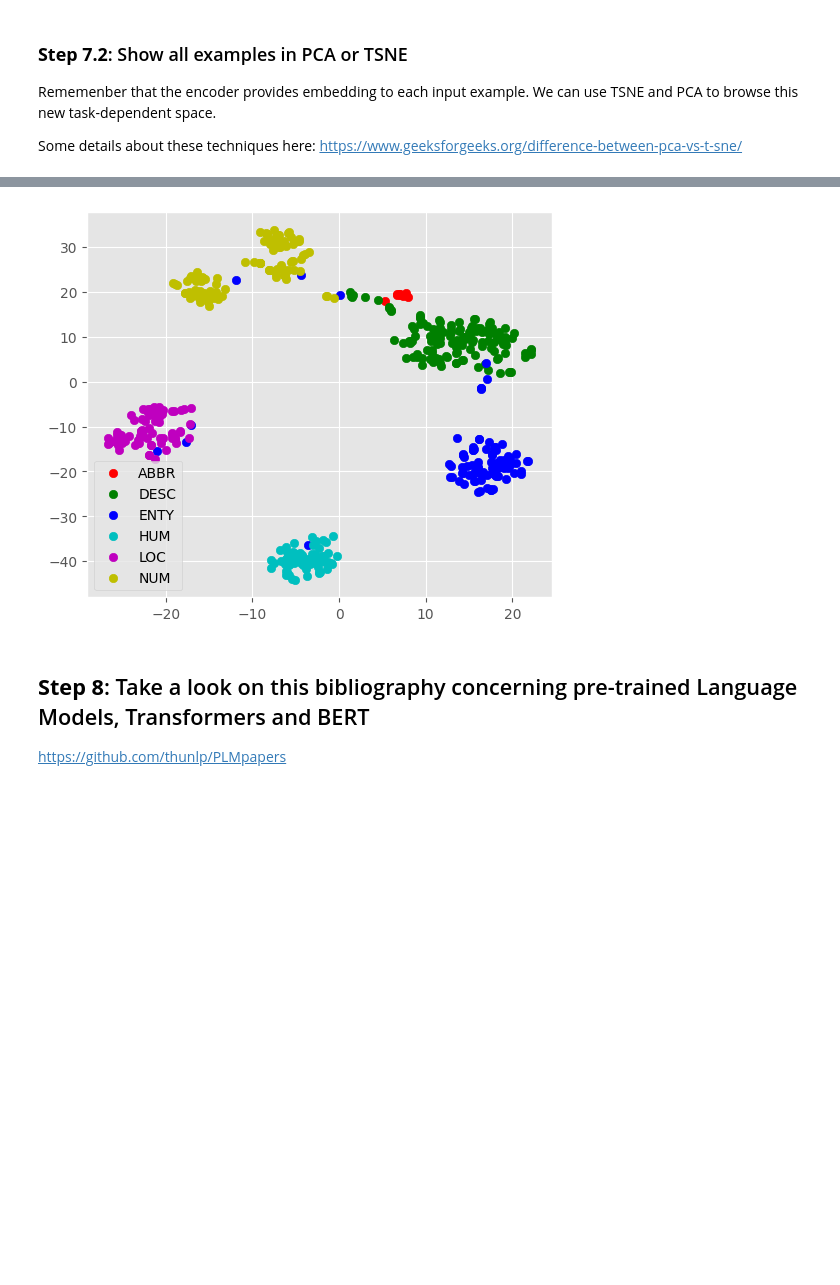
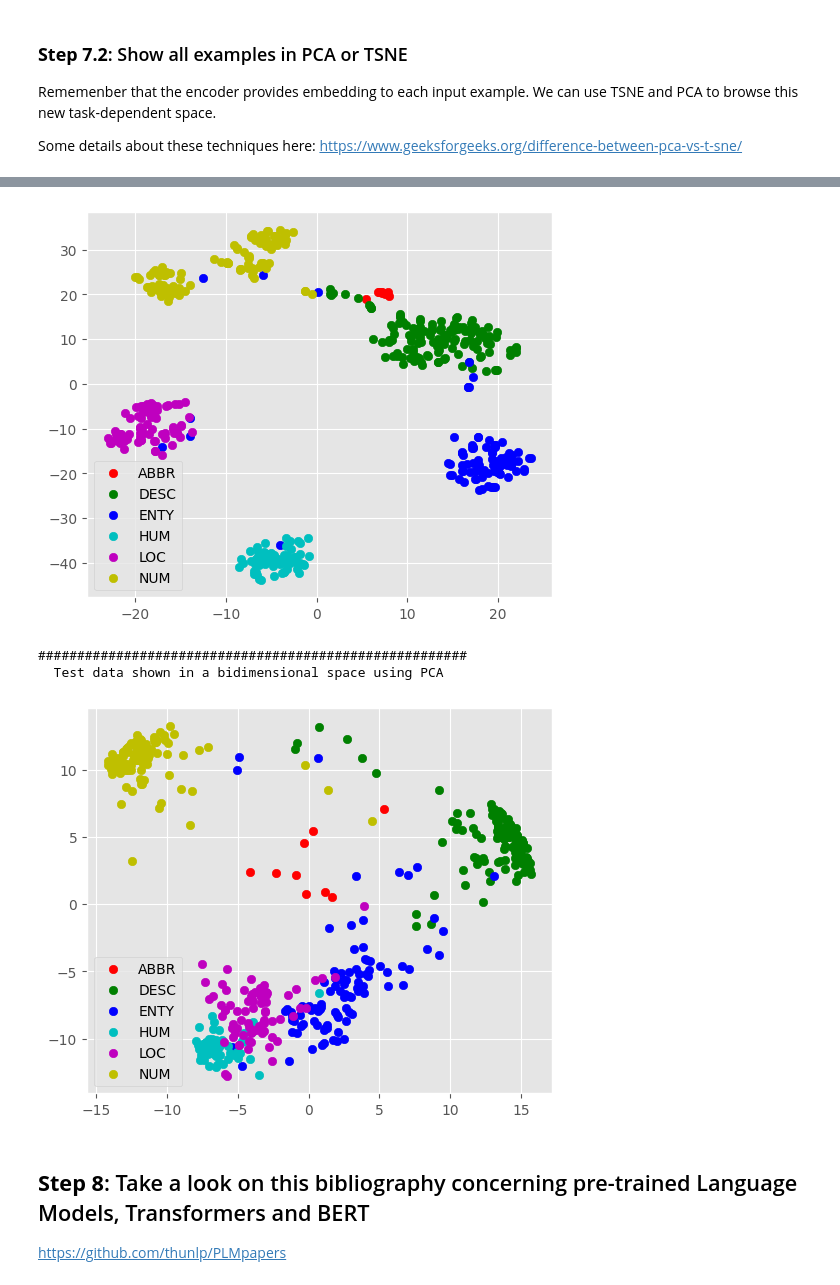
Before and after one commit to crux82/BISS-2024, a Jupyter notebook: BISS_2024_Lab_1_Training_BERT_based_models_in_few_lines_of_code.ipynb, the cells around one changed output, grey strips where cells are left out. Saved outputs shown, nothing was run; the diff lists cells and outputs as text; code cells hidden in the pictures; blank space fills up the shorter version.

```diff
--- a/BISS_2024_Lab_1_Training_BERT_based_models_in_few_lines_of_code.ipynb
+++ b/BISS_2024_Lab_1_Training_BERT_based_models_in_few_lines_of_code.ipynb
@@ -982,7 +998,7 @@ https://www.geeksforgeeks.org/difference-between-pca-vs-t-sne/
 from sklearn.manifold import TSNE
 from sklearn.decomposition import PCA
 
-#!pip install mpld3
+!pip install mpld3
 %matplotlib inline
 import mpld3
 mpld3.enable_notebook()
@@ -1025,6 +1041,11 @@ def show_hidden_vectors(dataloader, classifier, label_list, mode="TSNE"):
   plt.legend()
   plt.show()
 
+print("#######################################################")
+print("  Test data shown in a bidimensional space using TSNE")
 show_hidden_vectors(test_dataloader, best_model, label_list, mode = "TSNE")
-#show_hidden_vectors(test_dataloader, best_model, label_list, mode = "PCA")
+
+print("\n#######################################################")
+print("  Test data shown in a bidimensional space using PCA")
+show_hidden_vectors(test_dataloader, best_model, label_list, mode = "PCA")
 # %% [output]
@@ -1031,4 +1068,7 @@ show_hidden_vectors(test_dataloader, best_model, label_list, mode = "TSNE")
-[figure, old version]
+[figure, new version]
+#######################################################
+  Test data shown in a bidimensional space using PCA
+[figure, added]
 # %% [markdown]
 ## **Step 8**: Take a look on this bibliography concerning pre-trained Language Models, Transformers and BERT
 
```
Also changed, not shown: parts of 8 cells of this notebook.
